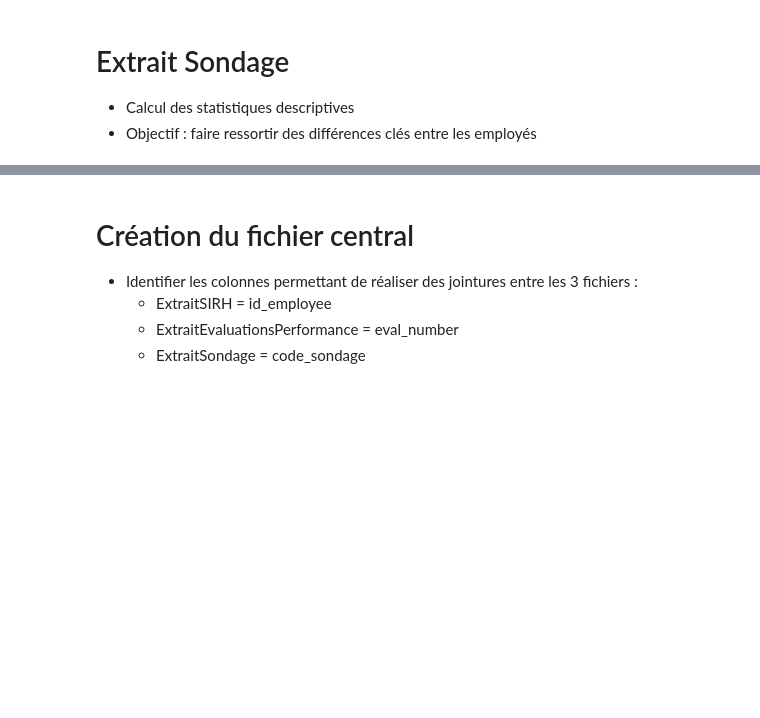
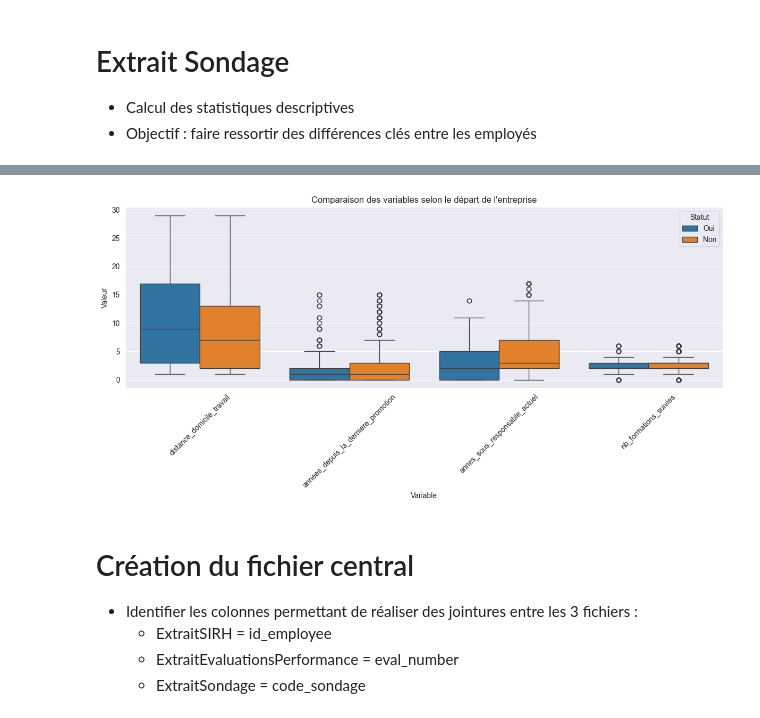
Before and after one commit to ticoraph/HRAnalytics, a Jupyter notebook: 1_Analyse_Exploratoire.ipynb, the cells around one changed output, grey strips where cells are left out. Drawn from its saved outputs; the diff is of its cells as text; code cells hidden in the pictures; blank space fills up the shorter version.

```diff
--- a/1_Analyse_Exploratoire.ipynb
+++ b/1_Analyse_Exploratoire.ipynb
@@ -417,6 +417,28 @@ sondage.head(5)
 | 2 | Oui | 0 | 3 | 1 | 4 | ... |
 | 3 | Non | 0 | 3 | 1 | 5 | ... |
 | 4 | Non | 1 | 3 | 1 | 7 | ... |
+# %%
+# Liste des colonnes à comparer
+colonnes_a_comparer = ['distance_domicile_travail', 'annees_depuis_la_derniere_promotion', 'annes_sous_responsable_actuel', 'nb_formations_suivies']  # exemple
+
+# Transformation avec melt
+sondage_melt = sondage.melt(id_vars='a_quitte_l_entreprise',
+                  value_vars=colonnes_a_comparer,
+                  var_name='Variable',
+                  value_name='Valeur')
+
+# Boxplot global
+plt.figure(figsize=(12,6))
+sns.boxplot(x='Variable', y='Valeur', hue='a_quitte_l_entreprise', data=sondage_melt)
+plt.xticks(rotation=45)
+plt.xlabel("Variable")
+plt.ylabel("Valeur")
+plt.title("Comparaison des variables selon le départ de l'entreprise")
+plt.legend(title='Statut')
+plt.tight_layout()
+plt.show()
+# %% [output]
+[figure, added]
 # %% [markdown]
 # Création du fichier central
 
```
Also changed, not shown: parts of 3 cells of this notebook, 3 other files.
